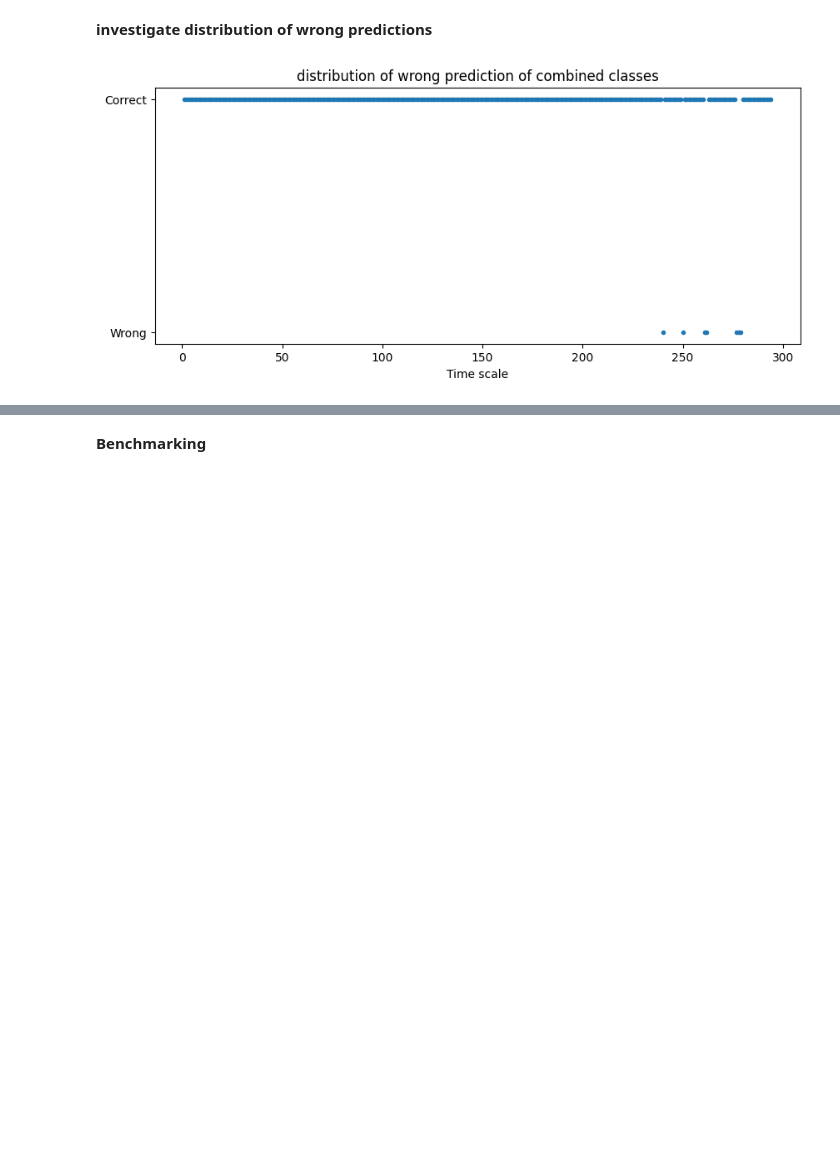
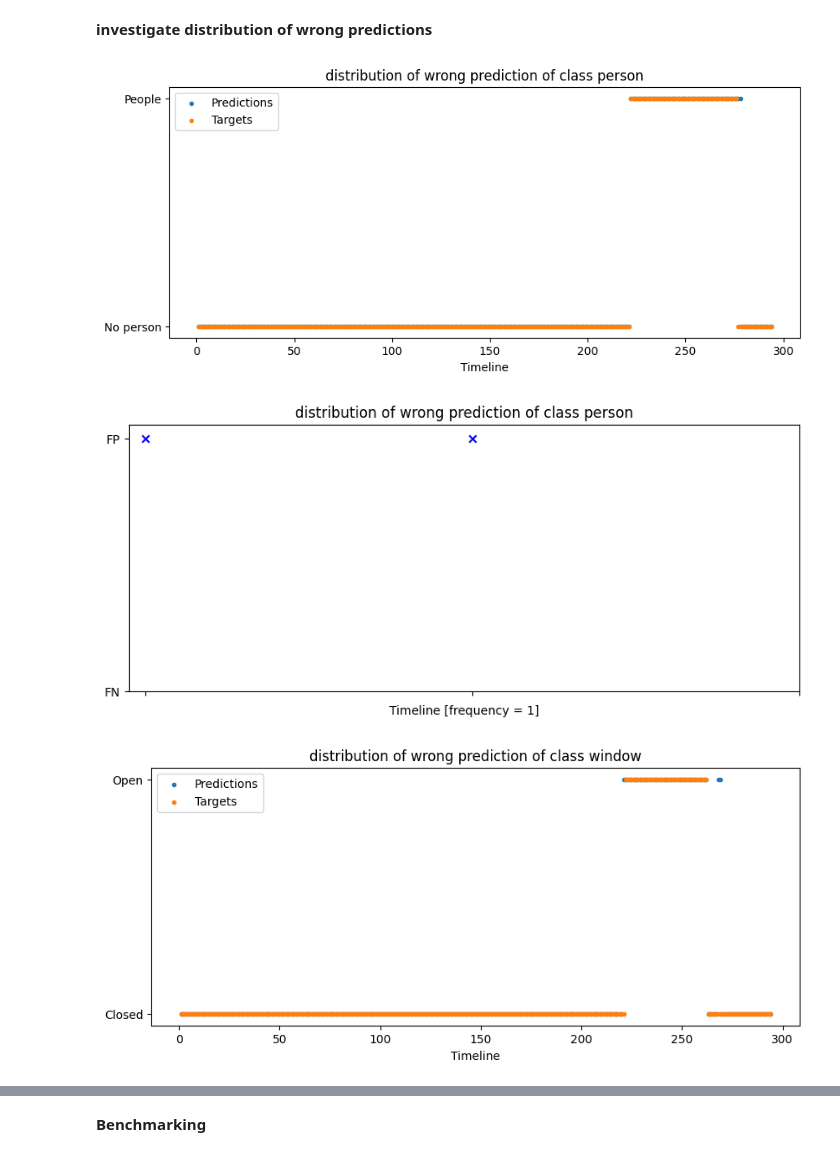
Before and after one commit to MajedNaN/TimeSeriesClassification, a Jupyter notebook: main.ipynb, the cells around one changed output, grey strips where cells are left out. Cells and saved outputs as stored; diff of their text form; code cells hidden in the pictures; blank space fills up the shorter version.

Commit message:
added distribution of fp, fn

```diff
--- a/main.ipynb
+++ b/main.ipynb
@@ -708,17 +670,16 @@ recall : 0.9024390243902439
 # %% [markdown]
 **investigate distribution of wrong predictions**
-# %%
-
-
-per = (test_preds[:,0] == test_targets[:,0]).tolist()
-win = (test_preds[:,1] == test_targets[:,1]).tolist()
-both = (torch.all((test_preds == test_targets),dim=1)).tolist()
-
-plt.figure(figsize=(10,4))
-plt.scatter(range(1,len(per)+1),both,marker='.')
-plt.yticks([0,1],['Wrong','Correct'])
-plt.title('distribution of wrong prediction of combined classes')
-plt.xlabel('Time scale')
-plt.show()
-# %% [output]
-[figure, removed]
+# %%
+## plot targets vs predictions person
+plot_distribution(test_targets[:,0],test_preds[:,0],'person')
+## plot FP, FN
+plot_fp_fn(test_targets[:,0],test_preds[:,0],'person')
+
+## plot targets vs predictions person
+plot_distribution(test_targets[:,1],test_preds[:,1],'window')
+## plot FP, FN
+plot_fp_fn(test_targets[:,1],test_preds[:,1],'window')
+# %% [output]
+[figure, added]
+[figure, added]
+[figure, added]
```
Also changed, not shown: parts of 5 cells of this notebook, 1 other file.
